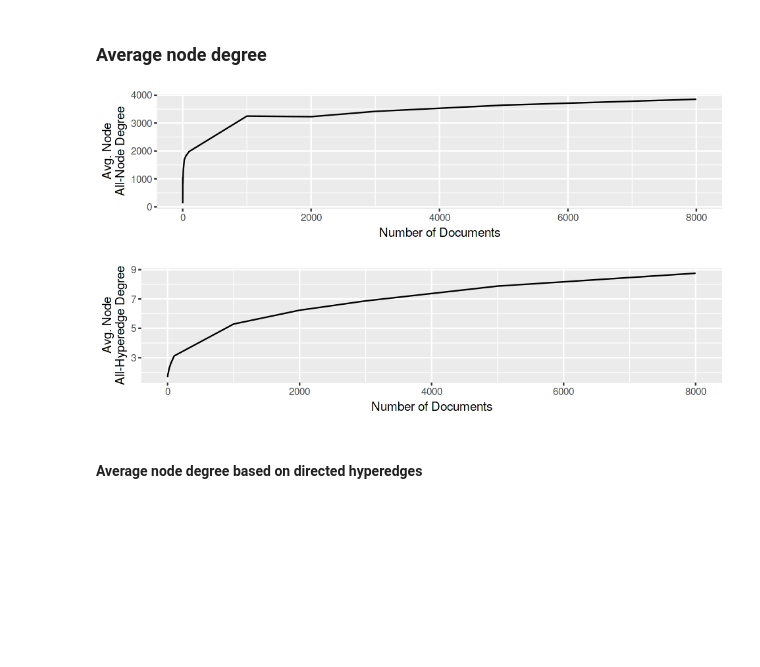
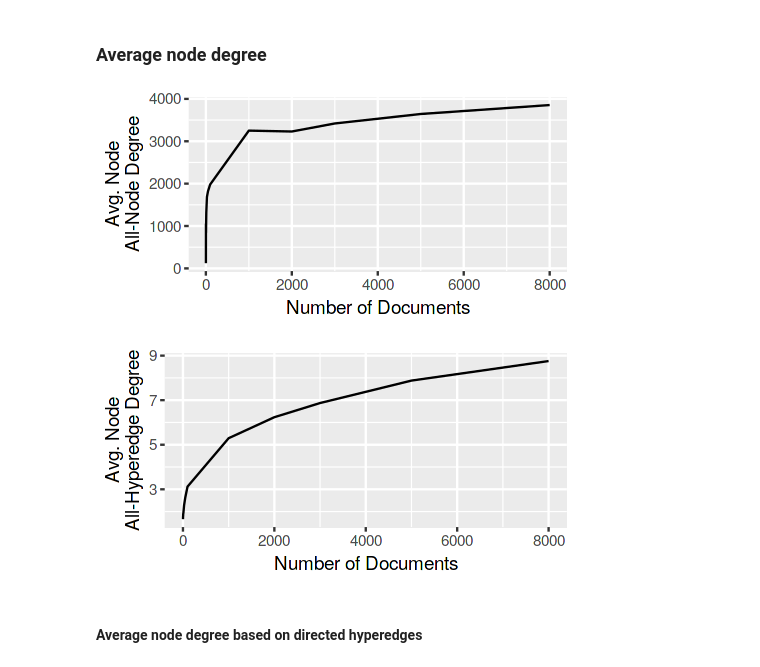
Before and after one commit to feup-infolab/army-ant, a Jupyter notebook: notebooks/hypergraph_of_entity/hypergraph_of_entity.ipynb, the cells around one changed output. Cells and saved outputs as stored; diff of their text form; code cells hidden in the pictures; blank space fills up the shorter version.

```diff
--- a/notebooks/hypergraph_of_entity/hypergraph_of_entity.ipynb
+++ b/notebooks/hypergraph_of_entity/hypergraph_of_entity.ipynb
@@ -436,17 +436,17 @@ plot_size_over_time <- function(data, label, stat="degree") {
 # %% [markdown]
 ### Average node degree
 # %%
-options(repr.plot.width=8, repr.plot.height=2)
+options(repr.plot.width=4, repr.plot.height=2)
 plot_degree_over_time(snapshot_node_degree, "Avg. Node\nAll-Node Degree", stat = "v_degree")
-ggsave(filename = "output/snapshot_average_all_node_degree.png", width = 8, height = 2, dpi = 300)
+ggsave(filename = "output/snapshot_average_all_node_degree.png", width = 4, height = 2, dpi = 300)
 # %% [output]
-[figure, old version]
+[figure, new version]
 # %%
-options(repr.plot.width=8, repr.plot.height=2)
+options(repr.plot.width=4, repr.plot.height=2)
 plot_degree_over_time(snapshot_node_degree, "Avg. Node\nAll-Hyperedge Degree", stat = "e_degree")
-ggsave(filename = "output/snapshot_average_all_hyperedge_degree.png", width = 8, height = 2, dpi = 300)
+ggsave(filename = "output/snapshot_average_all_hyperedge_degree.png", width = 4, height = 2, dpi = 300)
 # %% [output]
-[figure, old version]
+[figure, new version]
 # %% [markdown]
 #### Average node degree based on directed hyperedges
 # %%
```
Also changed, not shown: parts of 9 cells of this notebook.
